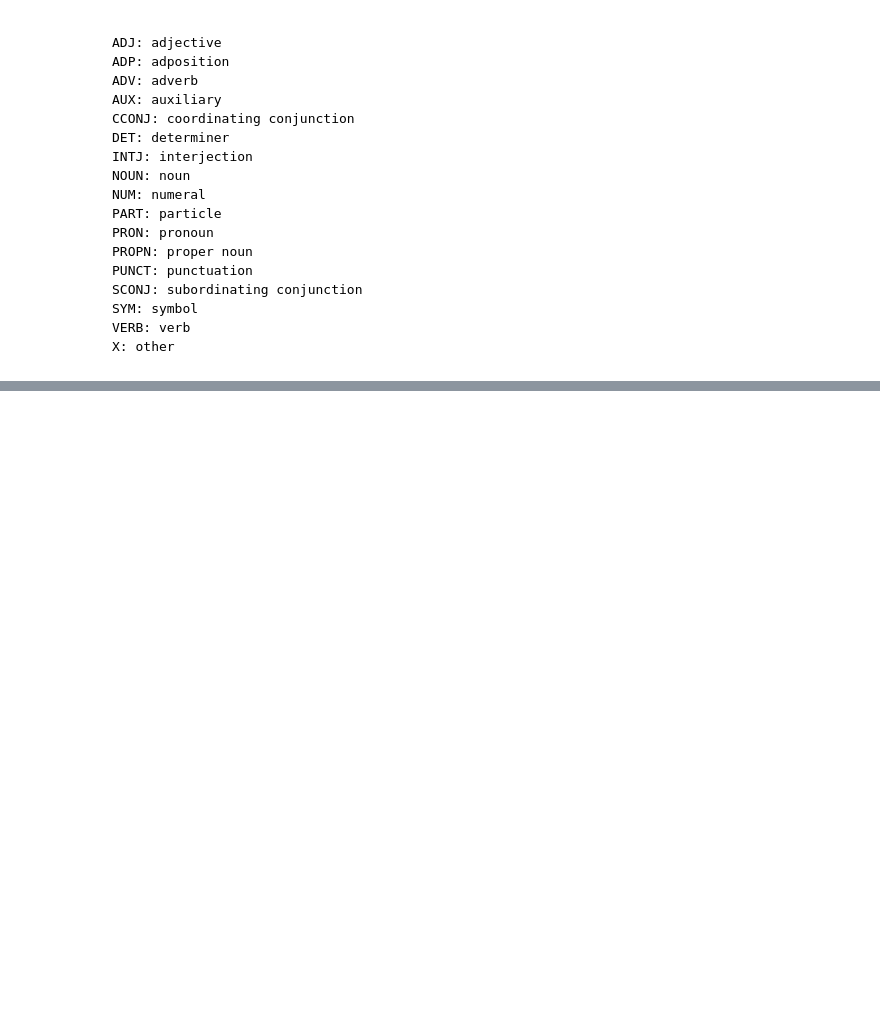
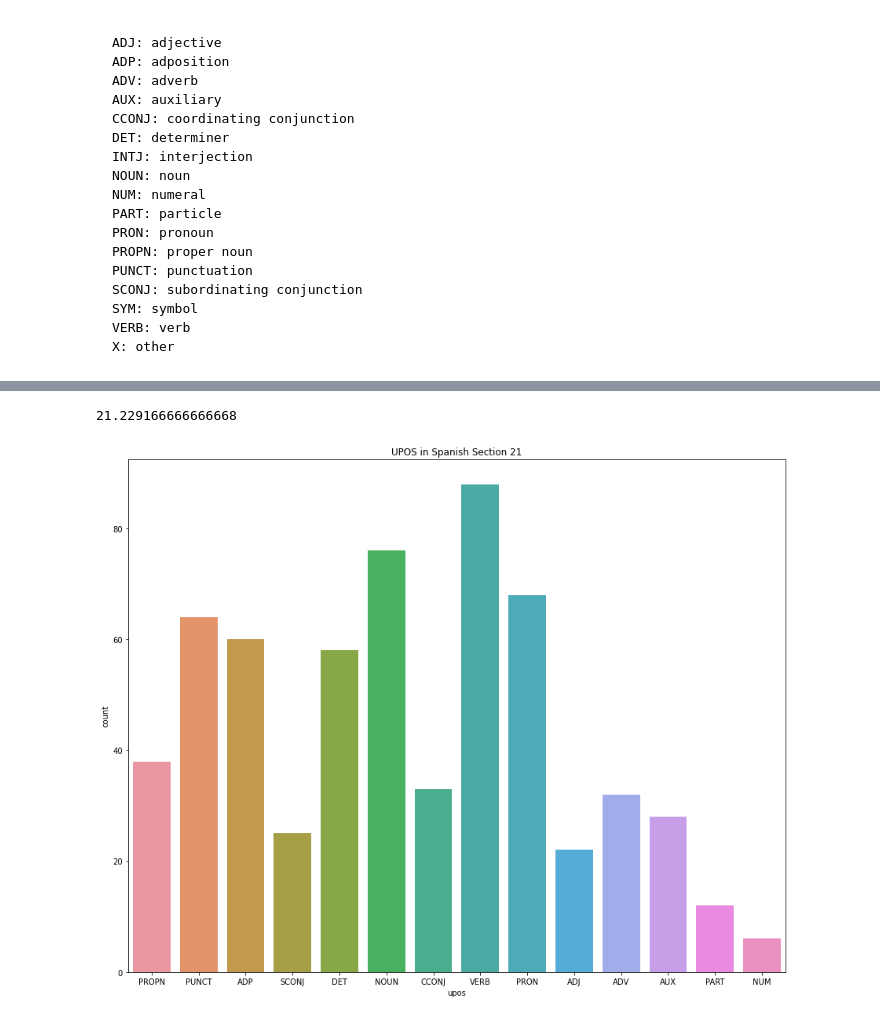
Before and after one commit to ethandmd/flodex, a Jupyter notebook: flodex.ipynb, the cells around one changed output, grey strips where cells are left out. Cells and saved outputs as stored; diff of their text form; code cells hidden in the pictures; blank space fills up the shorter version.

```diff
--- a/flodex.ipynb
+++ b/flodex.ipynb
@@ -110,0 +168,7 @@ import matplotlib.pyplot as plt
+# %%
+with open('s21', 'r') as s21:
+    s21 = en_nlp(s21.read())
+    s21 = s21.to_dict()
+
+s21s = Section(s21)
+s21df = s21s.frame_concat()
@@ -110,0 +318,14 @@ import matplotlib.pyplot as plt
+# %%
+#Average sentence length for n21
+sum(e)/len(e)
+# %% [output]
+21.229166666666668
+# %%
+s21df.loc[('Sent 1')]['upos'].value_counts()
+
+plt.figure(figsize=(15,12))
+sns.countplot(x=s21df['upos'])
+plt.title('UPOS in Spanish Section 21')
+plt.savefig("s21.png",transparent=True)
+# %% [output]
+[figure, added]
```
Also changed, not shown: parts of 51 cells of this notebook.
